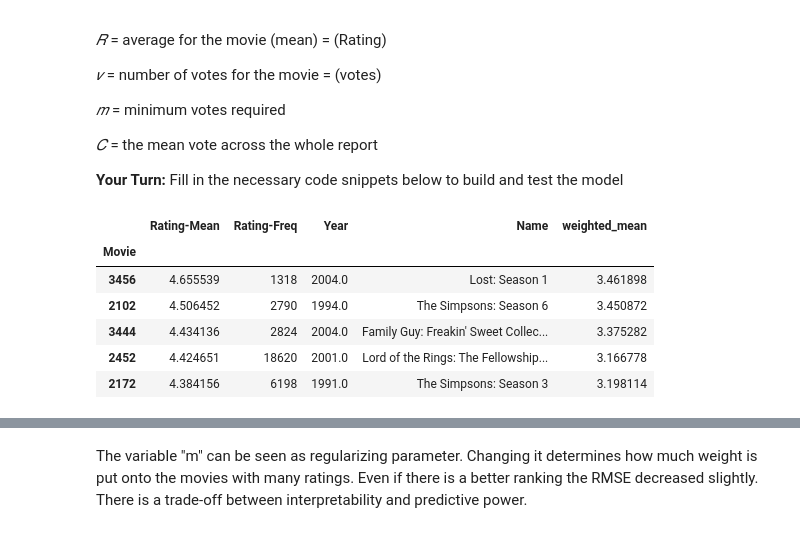
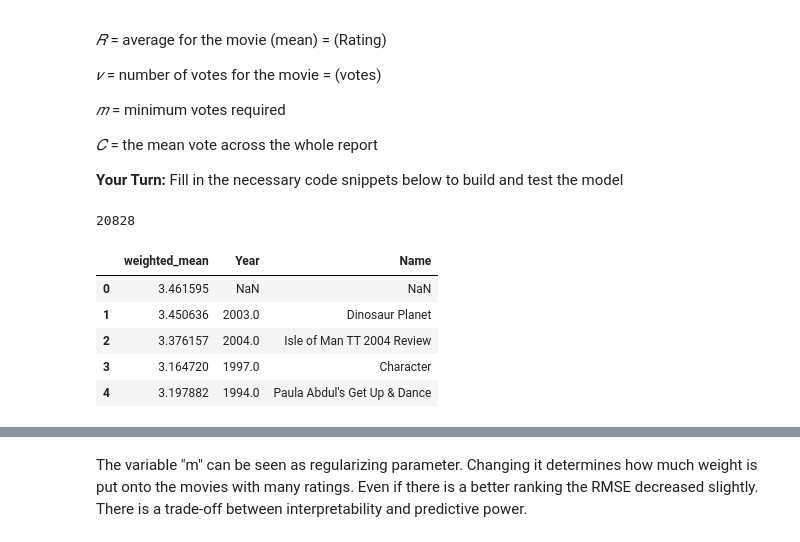
Before and after one commit to rscott1989/mec-mini-projects, a Jupyter notebook: mec-17.4.1-recommendation-systems-mini-project/Mini_Project_Recommendation_Systems.ipynb, the cells around one changed output, grey strips where cells are left out. Cells and saved outputs as stored; diff of their text form; code cells hidden in the pictures.

```diff
--- a/mec-17.4.1-recommendation-systems-mini-project/Mini_Project_Recommendation_Systems.ipynb
+++ b/mec-17.4.1-recommendation-systems-mini-project/Mini_Project_Recommendation_Systems.ipynb
@@ -477,6 +488,10 @@ where:
 *𝐶* = the mean vote across the whole report
 
 __Your Turn:__ Fill in the necessary code snippets below to build and test the model
+# %%
+len(df_p.index)
+# %% [output]
+20828
 # %%
 # Number of minimum votes to be considered
 m = 1000
@@ -491,22 +506,21 @@ R = df_p.mean(axis=0).values
 v = df_p.count().values
 # %%
 # Weighted formula to compute the weighted rating
-weighted_score = (v/(v+m))*R + (m/(v+m))*C
+weighted_score = ((v/(v+m))*R) + ((m/(v+m))*C)
 # %%
 # convert weighted_score into a dataframe
 weighted_mean = pd.DataFrame({'weighted_mean': weighted_score})
 
 # Combine the aggregated dataframes (wighted_mean & movie_titles)
-combined_df = combined_df.assign(weighted_mean=weighted_score)
+combined_df = weighted_mean.join(movie_titles)
 
 combined_df.head(5)
 # %% [output]
-|  | Rating-Mean | Rating-Freq | Year | Name | weighted_mean |
-| Movie |  |  |  |  |  |
-| 3456 | 4.655539 | 1318 | 2004.0 | Lost: Season 1 | 3.461898 |
-| 2102 | 4.506452 | 2790 | 1994.0 | The Simpsons: Season 6 | 3.450872 |
-| 3444 | 4.434136 | 2824 | 2004.0 | Family Guy: Freakin' Sweet Collec... | 3.375282 |
-| 2452 | 4.424651 | 18620 | 2001.0 | Lord of the Rings: The Fellowship... | 3.166778 |
-| 2172 | 4.384156 | 6198 | 1991.0 | The Simpsons: Season 3 | 3.198114 |
+|  | weighted_mean | Year | Name |
+| 0 | 3.461595 | NaN | NaN |
+| 1 | 3.450636 | 2003.0 | Dinosaur Planet |
+| 2 | 3.376157 | 2004.0 | Isle of Man TT 2004 Review |
+| 3 | 3.164720 | 1997.0 | Character |
+| 4 | 3.197882 | 1994.0 | Paula Abdul's Get Up & Dance |
 # %%
 # Join labels and predictions based on mean movie rating
```
Also changed, not shown: parts of 12 cells of this notebook.
